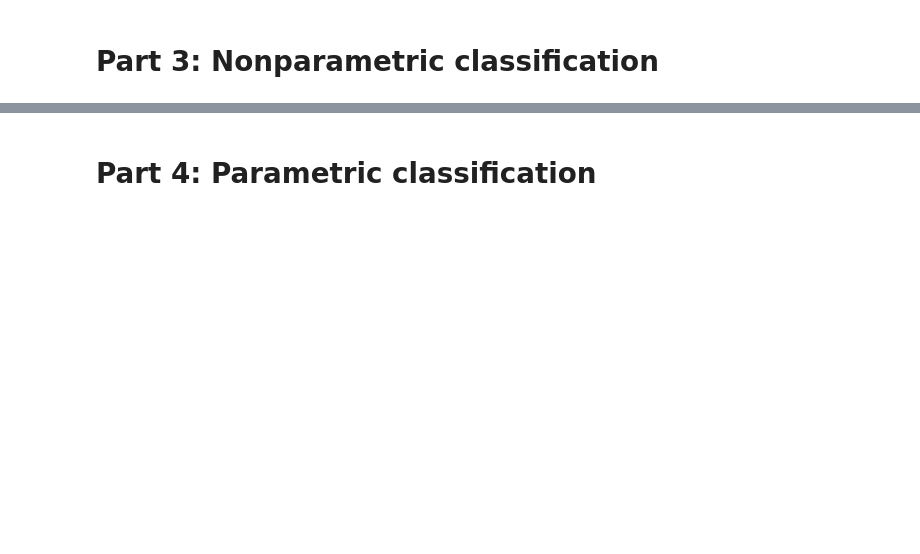
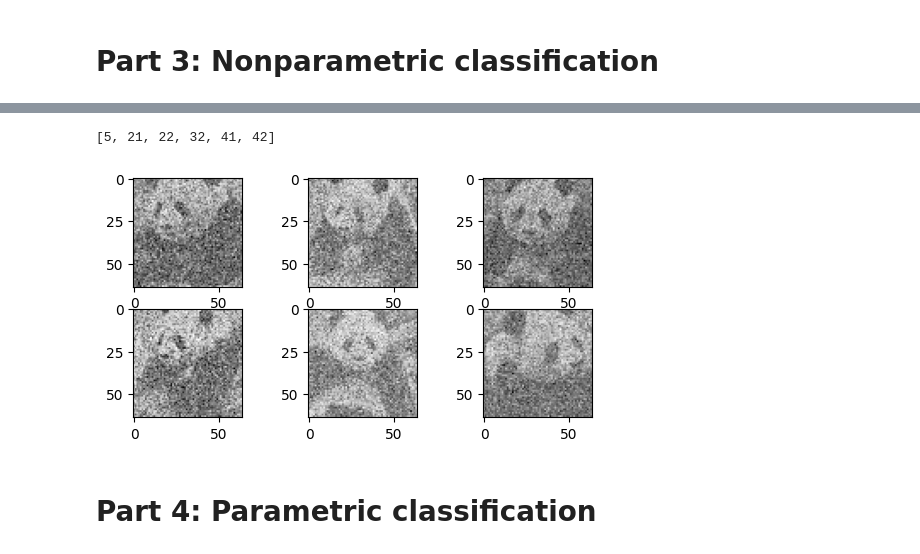
Before and after one commit to acuschwarze/mathematics-and-ai, a Jupyter notebook: weekly-projects/week3/Homework 3.ipynb, the cells around one changed output, grey strips where cells are left out. Cells and saved outputs as stored; diff of their text form; code cells hidden in the pictures; blank space fills up the shorter version.

```diff
--- a/weekly-projects/week3/Homework 3.ipynb
+++ b/weekly-projects/week3/Homework 3.ipynb
@@ -46,7 +46,7 @@ import os, time
 ## Part 1: Data preparation
 # %%
 # toggle settings
-add_noise = False
+add_noise = True
 
 # Initiliaze lists for image collection
 train_images = []
@@ -106,9 +113,24 @@ for i0, i in enumerate(np.random.randint(0, 500, size=4)):
 # Construct data matrix of centered data
 '''ADD SOME CODE HERE'''
 
+train_images_flat = []
+
+# flatten all the images and add to new list
+for image in train_images:
+    flattened_image = image.flatten()
+    train_images_flat.append(flattened_image)
+
+# make a matrix with all of the images
+train_images_matrix = np.array(train_images_flat).T
+
+# and compute the average bear by taking the average for each pixel (variable)
+avg_bear = np.mean(train_images_matrix, axis=1)
+
+# Subtract the avg bear from each image to mean-center the training images
+X = train_images_matrix - avg_bear[:, None]
 
 # Perform SVD
-U, S, Vh = np.linalg.svd(A) # replace A with your centered data matrix
+U, S, Vh = np.linalg.svd(X)
 # %%
 # show the first four eigenbears
 for i in range(4):
@@ -166,6 +238,34 @@ for k in range(1,16):
 # %%
 # Show hard-to-classify bears
 '''ADD SOME CODE'''
+
+# pick bears with most misclassifications
+misclassified_is = []
+
+for i in error_count:
+    # pick only the bears with more than 10 misclassifications among all 16 iterations of the KNN model
+    if error_count[i] > 10:
+        misclassified_is.append(i)
+
+print(misclassified_is)
+
+# show the most misclassified bears
+
+# number of bears in each row will be the number of misclassified bears / 2, rounded up
+cols = int(len(misclassified_is)/2) + (len(misclassified_is) % 2 > 0)
+
+# show misclassified bears
+for i0, i in enumerate(misclassified_is):
+    plt.subplot(cols,cols,1+i0)
+    plt.imshow(train_images[i][::2,::2],cmap='Greys_r')
+
+
+# bears 5, 21, 22, 32, 39, 41, 42 (all pandas) are most difficult to classify
+# These bears could be hard to classify because there is a lot of their arms showing, thus more darker pixelation in the image
+# The more frequent darker pixelation may get them confused with Grizzlies, which have a darker body overall
+# %% [output]
+[5, 21, 22, 32, 41, 42]
+[figure, added]
 # %% [markdown]
 # Part 4: Parametric classification
 # %%
```
Also changed, not shown: parts of 8 cells of this notebook, 2 other files.
